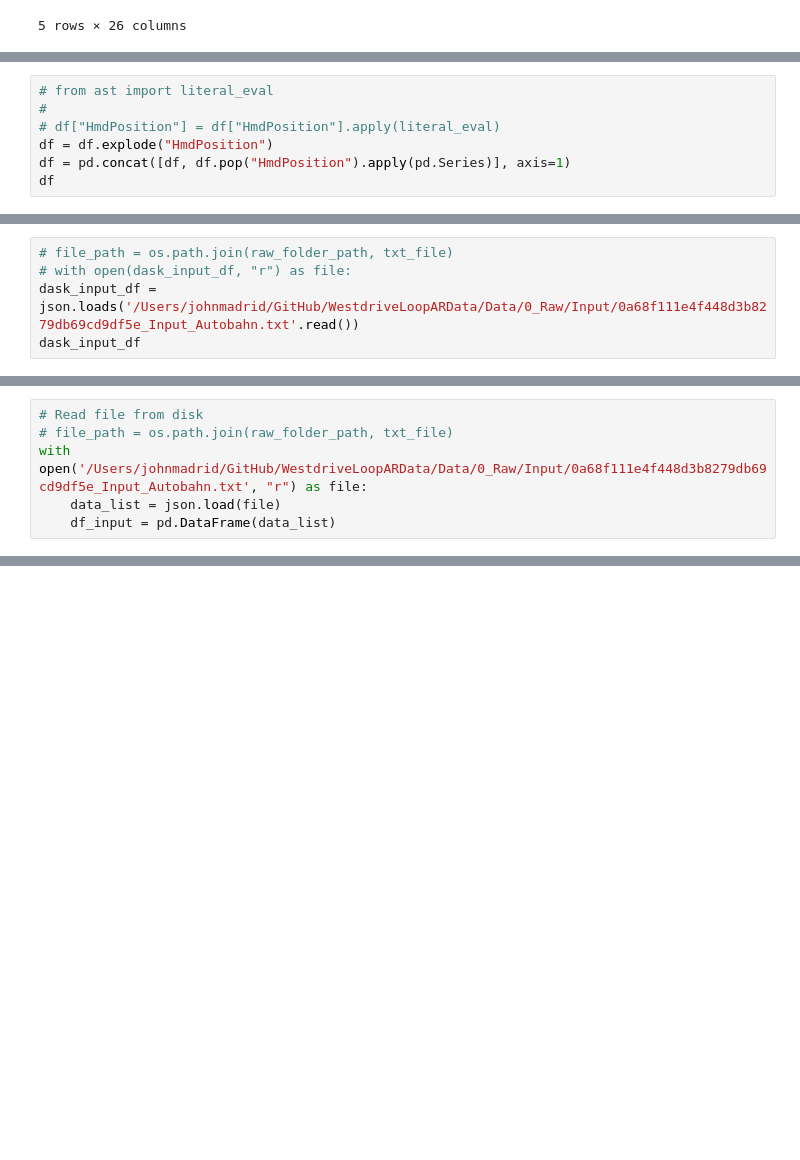
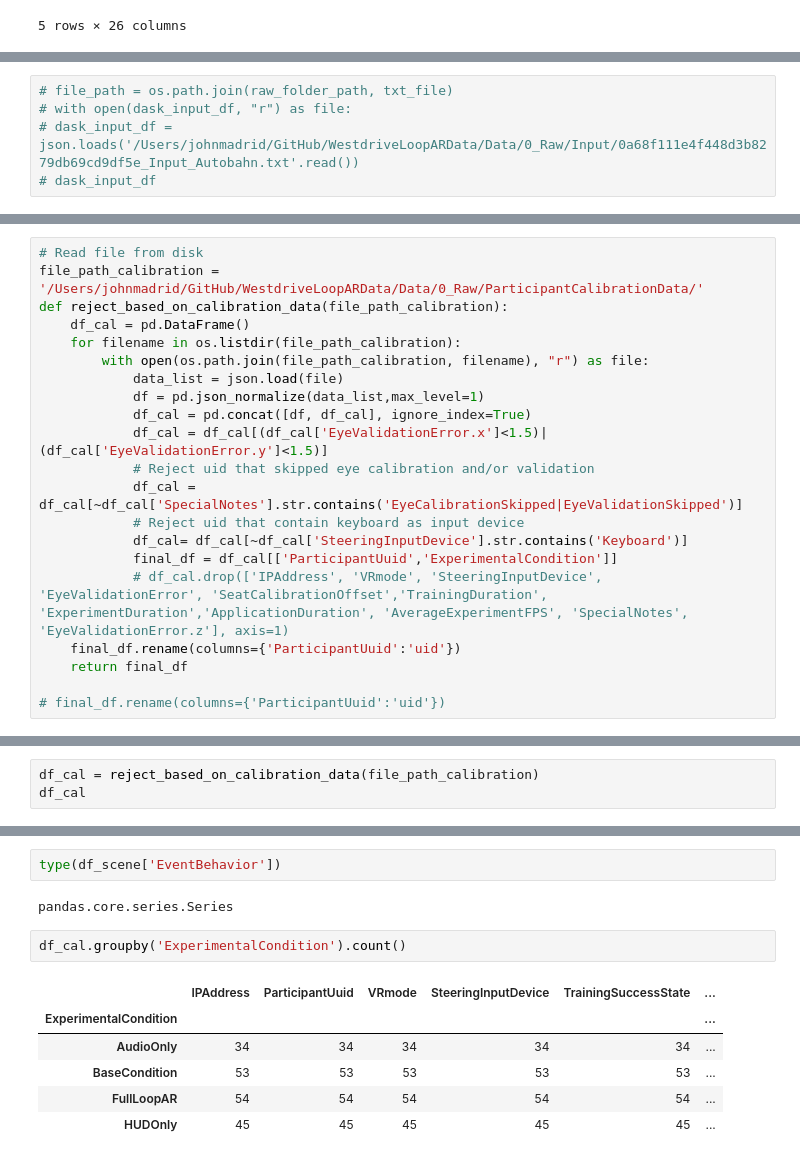
Before and after one commit to JohnMadrid/WestdriveLoopARData, a Jupyter notebook: preprocessing.ipynb, the cells around one changed output, grey strips where cells are left out. Saved outputs shown, nothing was run; the diff lists cells and outputs as text; blank space fills up the shorter version.

Commit message:
Extracting scene data

```diff
--- a/preprocessing.ipynb
+++ b/preprocessing.ipynb
@@ -675,7 +676,0 @@ normalized_data
-# %%
-# from ast import literal_eval
-#
-# df["HmdPosition"] = df["HmdPosition"].apply(literal_eval)
-df = df.explode("HmdPosition")
-df = pd.concat([df, df.pop("HmdPosition").apply(pd.Series)], axis=1)
-df
@@ -728,5 +677,5 @@ input_df.head()
 # %%
 # file_path = os.path.join(raw_folder_path, txt_file)
 # with open(dask_input_df, "r") as file:
-dask_input_df = json.loads('/Users/johnmadrid/GitHub/WestdriveLoopARData/Data/0_Raw/Input/0a68f111e4f448d3b8279db69cd9df5e_Input_Autobahn.txt'.read())
-dask_input_df
+# dask_input_df = json.loads('/Users/johnmadrid/GitHub/WestdriveLoopARData/Data/0_Raw/Input/0a68f111e4f448d3b8279db69cd9df5e_Input_Autobahn.txt'.read())
+# dask_input_df
@@ -735,6 +682,21 @@ AttributeError: 'str' object has no attribute 'read'
 # %%
 # Read file from disk
-# file_path = os.path.join(raw_folder_path, txt_file)
-with open('/Users/johnmadrid/GitHub/WestdriveLoopARData/Data/0_Raw/Input/0a68f111e4f448d3b8279db69cd9df5e_Input_Autobahn.txt', "r") as file:
-    data_list = json.load(file)
-    df_input = pd.DataFrame(data_list)
+file_path_calibration = '/Users/johnmadrid/GitHub/WestdriveLoopARData/Data/0_Raw/ParticipantCalibrationData/'
+def reject_based_on_calibration_data(file_path_calibration):
+    df_cal = pd.DataFrame()
+    for filename in os.listdir(file_path_calibration):
+        with open(os.path.join(file_path_calibration, filename), "r") as file:
+            data_list = json.load(file)
+            df = pd.json_normalize(data_list,max_level=1)
+            df_cal = pd.concat([df, df_cal], ignore_index=True)
+            df_cal = df_cal[(df_cal['EyeValidationError.x']<1.5)|(df_cal['EyeValidationError.y']<1.5)]
+            # Reject uid that skipped eye calibration and/or validation
+            df_cal = df_cal[~df_cal['SpecialNotes'].str.contains('EyeCalibrationSkipped|EyeValidationSkipped')]
+            # Reject uid that contain keyboard as input device
+            df_cal= df_cal[~df_cal['SteeringInputDevice'].str.contains('Keyboard')]
+            final_df = df_cal[['ParticipantUuid','ExperimentalCondition']]
+            # df_cal.drop(['IPAddress', 'VRmode', 'SteeringInputDevice', 'EyeValidationError', 'SeatCalibrationOffset','TrainingDuration', 'ExperimentDuration','ApplicationDuration', 'AverageExperimentFPS', 'SpecialNotes', 'EyeValidationError.z'], axis=1)
+    final_df.rename(columns={'ParticipantUuid':'uid'})
+    return final_df
+
+# final_df.rename(columns={'ParticipantUuid':'uid'})
@@ -756,0 +703,3 @@ df_input
+# %%
+df_cal = reject_based_on_calibration_data(file_path_calibration)
+df_cal
@@ -756,0 +761,13 @@ df_input
+# %%
+type(df_scene['EventBehavior'])
+# %% [output]
+pandas.core.series.Series
+# %%
+df_cal.groupby('ExperimentalCondition').count()
+# %% [output]
+|  | IPAddress | ParticipantUuid | VRmode | SteeringInputDevice | TrainingSuccessState | ... |
+| ExperimentalCondition |  |  |  |  |  | ... |
+| AudioOnly | 34 | 34 | 34 | 34 | 34 | ... |
+| BaseCondition | 53 | 53 | 53 | 53 | 53 | ... |
+| FullLoopAR | 54 | 54 | 54 | 54 | 54 | ... |
+| HUDOnly | 45 | 45 | 45 | 45 | 45 | ... |
```
Also changed, not shown: parts of 18 cells of this notebook.
